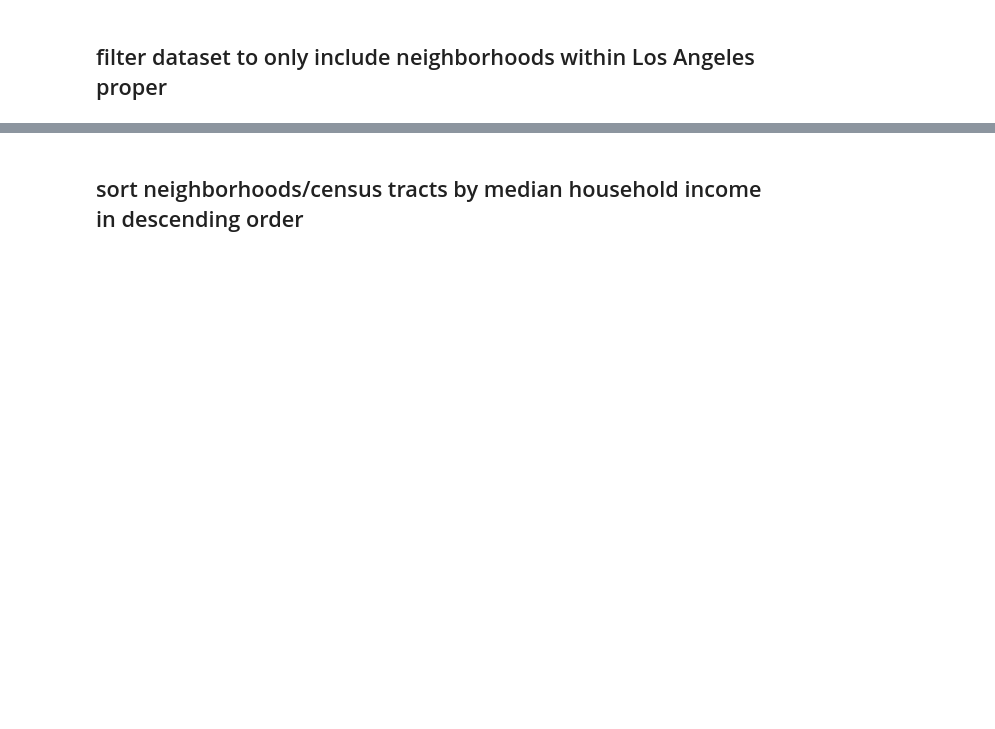
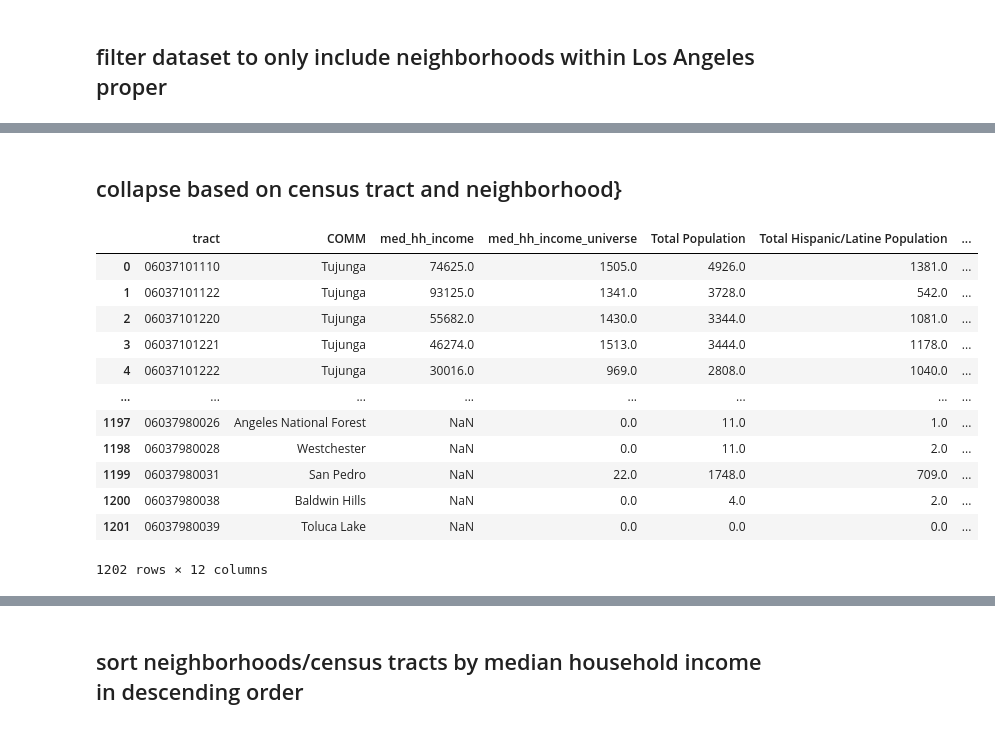
Before and after one commit to jabner120/GIS-group, a Jupyter notebook: Group Assignments/jabner120_v2.ipynb, the cells around one changed output, grey strips where cells are left out. Drawn from its saved outputs; the diff is of its cells as text; code cells hidden in the pictures; blank space fills up the shorter version.

```diff
--- a/Group Assignments/jabner120_v2.ipynb
+++ b/Group Assignments/jabner120_v2.ipynb
@@ -503 +668,20 @@ LAneighborhood_IncRace
+# %% [markdown]
+## collapse based on census tract and neighborhood}
+# %%
+LAneighborhood_IncRace_collapsed = LAneighborhood_IncRace_v2.groupby(['tract', 'COMM']).mean('med_hh_income').reset_index()
+LAneighborhood_IncRace_collapsed
+# %% [output]
+|  | tract | COMM | med_hh_income | med_hh_income_universe | Total Population | Total Hispanic/Latine Population | ... |
+| 0 | 06037101110 | Tujunga | 74625.0 | 1505.0 | 4926.0 | 1381.0 | ... |
+| 1 | 06037101122 | Tujunga | 93125.0 | 1341.0 | 3728.0 | 542.0 | ... |
+| 2 | 06037101220 | Tujunga | 55682.0 | 1430.0 | 3344.0 | 1081.0 | ... |
+| 3 | 06037101221 | Tujunga | 46274.0 | 1513.0 | 3444.0 | 1178.0 | ... |
+| 4 | 06037101222 | Tujunga | 30016.0 | 969.0 | 2808.0 | 1040.0 | ... |
+| ... | ... | ... | ... | ... | ... | ... | ... |
+| 1197 | 06037980026 | Angeles National Forest | NaN | 0.0 | 11.0 | 1.0 | ... |
+| 1198 | 06037980028 | Westchester | NaN | 0.0 | 11.0 | 2.0 | ... |
+| 1199 | 06037980031 | San Pedro | NaN | 22.0 | 1748.0 | 709.0 | ... |
+| 1200 | 06037980038 | Baldwin Hills | NaN | 0.0 | 4.0 | 2.0 | ... |
+| 1201 | 06037980039 | Toluca Lake | NaN | 0.0 | 0.0 | 0.0 | ... |
+1202 rows × 12 columns
 # %%
```
Also changed, not shown: parts of 26 cells of this notebook.
